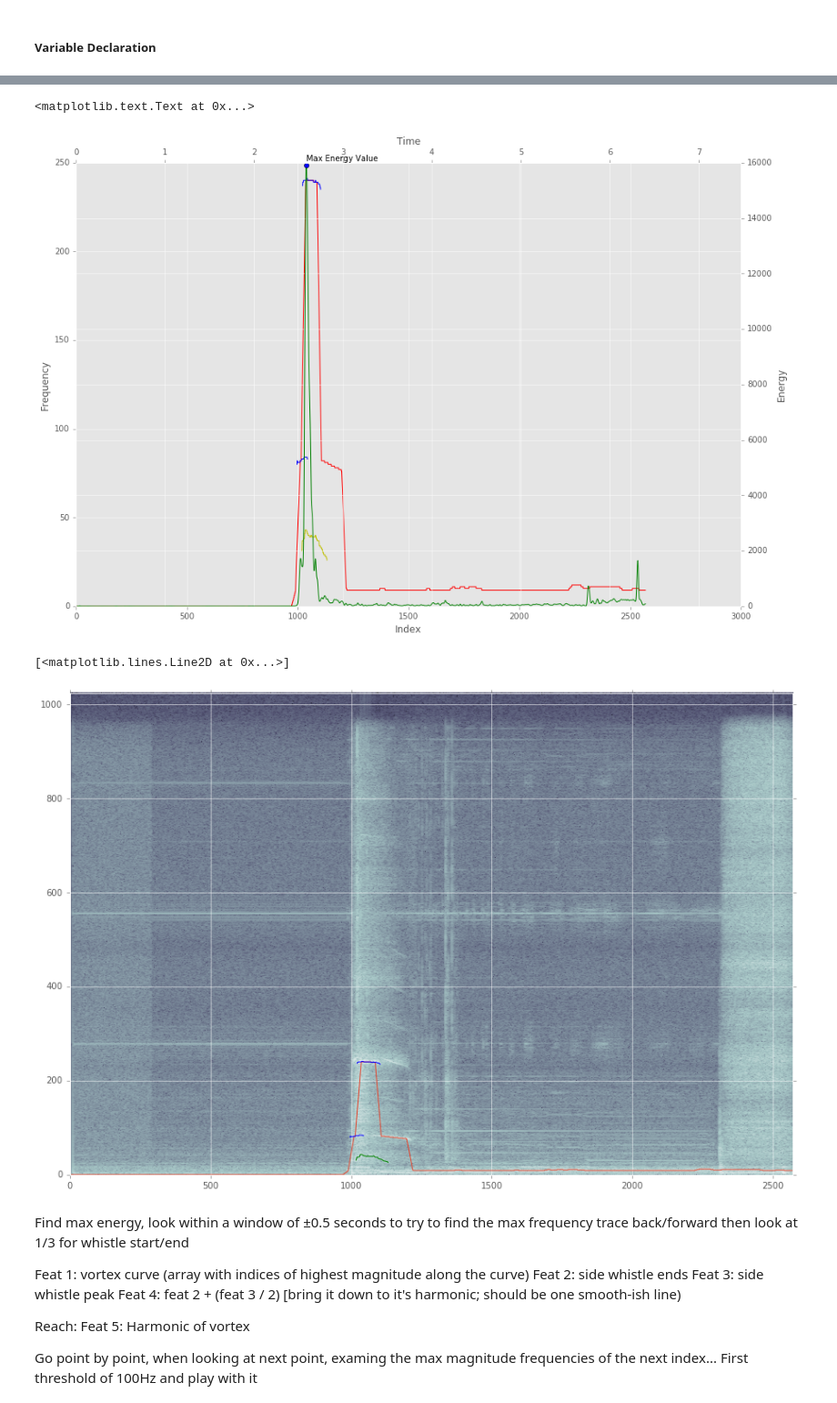
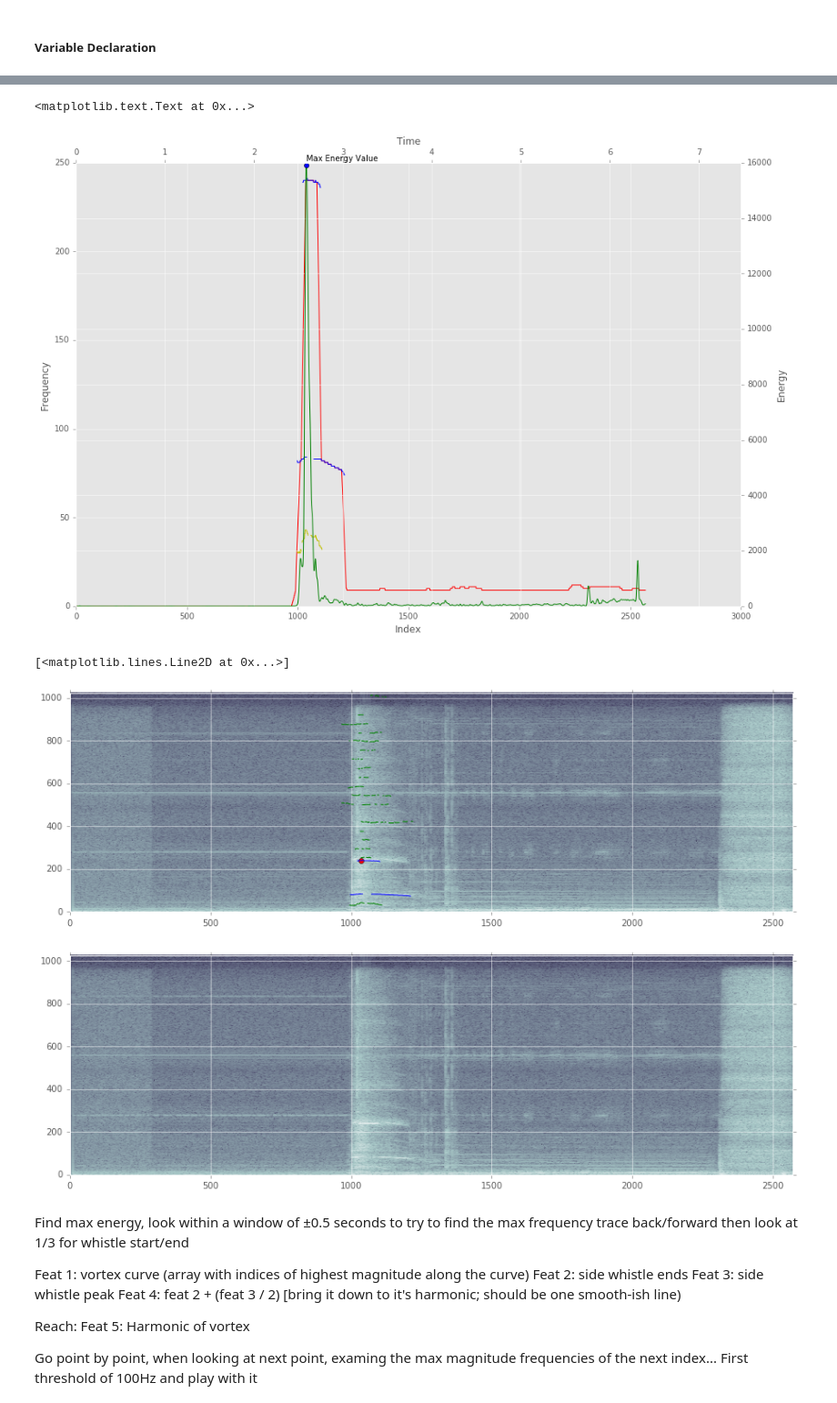
Before and after one commit to SMU-Ubicomp-Lab/OpenSpirometryAnalysis, a Jupyter notebook: AlgorithmDevelopment.ipynb, the cells around one changed output, grey strips where cells are left out. Shown at 91% size. Drawn from its saved outputs; the diff is of its cells as text; code cells hidden in the pictures.

```diff
--- a/AlgorithmDevelopment.ipynb
+++ b/AlgorithmDevelopment.ipynb
@@ -249,6 +244,7 @@ vortex_harmonics = []
 # %%
 # Find point of max energy from the energy curve
-max_energy_loc = np.argmax(energy)
+print len(energy)
+max_energy_loc = np.argmax(energy[0 : int(len(energy) * .8)])
 max_energy = energy[max_energy_loc]
 # max_energy_time = index_to_time(max_energy_loc, sampling_rate_columns)
 
@@ -273,12 +269,3 @@ search_index = init_max_mag_x - 1
 
 band_range_hz = 100.0
 band_range = freq_to_index(band_range_hz)
-
-# search_band = data_curve[]
-# max_mag_col = data_curve[search_index]
-
-# Find actual max_magnitude point by taking the max of the whistle mid-section
-
-# From beginning point, drop down to 1/3 of frequency then look for a highest magnitude within band of ± 20Hz
-
-# Follow this point end to end to determine the beginning of the whistle
@@ -431,24 +519,38 @@ ax3.plot(max_energy_loc, max_energy, 'ob')
 ax3.text(max_energy_loc, max_energy + 0.01*max_energy, 'Max Energy Value')
 # %% [output]
 <matplotlib.text.Text at 0x...>
-[figure, old version]
+[figure, new version]
 # %%
 f = plt.figure(figsize=(15,10))
 plt.style.use('ggplot')
 
-ax = plt.subplot(1,1,1)
+ax = plt.subplot(2,1,1)
 ax.pcolorfast(np.log(data), cmap=plt.cm.bone)
+ax2 = plt.subplot(2,1,2)
+ax2.pcolorfast(np.log(data), cmap=plt.cm.bone)
 
-ax.plot(max_values)
+# ax.plot(temp_x, temp_y, 'oy')
+
+ax.plot(init_max_mag_x, init_max_mag_y, "or")
+
+# ax.plot(max_values)
 ax.plot(whistle_midsection, 'b')
 ax.plot(whistle_endpoints, 'b')
+
 # ax.plot(next_biggest_x, next_biggest_y , 'or')
 # ax.plot(curve_end, init_y_index, 'or')
 
+
+for curve in vortex_harmonics:
+    ax.plot(curve, 'g')
+
+# for point in harmonics:
+#     ax.plot(next_biggest_x, harmonics[point] , 'or')
+
 ax.plot(vortex_fundamental, 'g')
 # %% [output]
 [<matplotlib.lines.Line2D at 0x...>]
-[figure, old version]
+[figure, new version]
 # %% [markdown]
 Find max energy, look within a window of ±0.5 seconds to try to find the max frequency
 trace back/forward then look at 1/3 for whistle start/end
```
Also changed, not shown: parts of 6 cells of this notebook.
